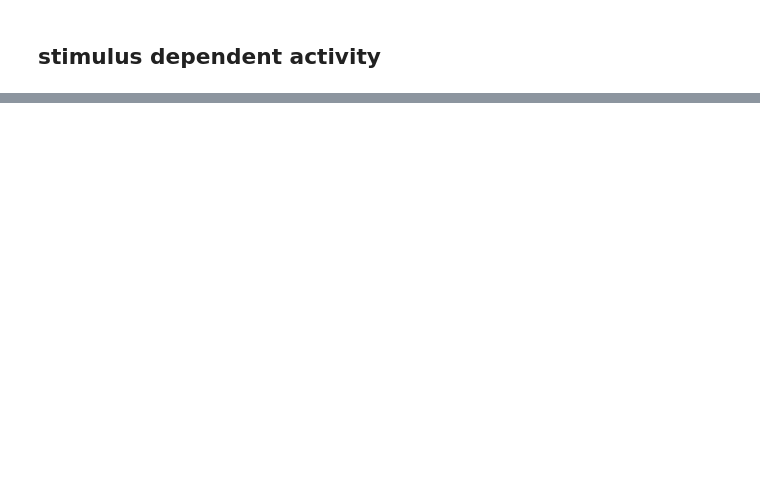
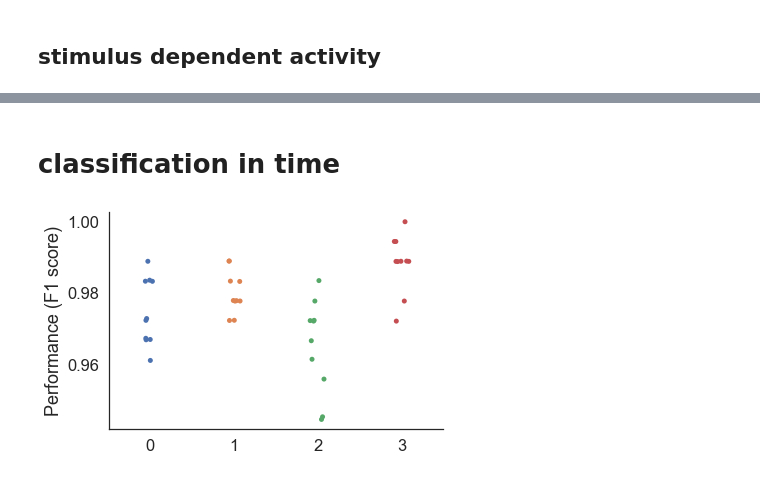
Before and after one commit to melisamc89/acc_network_analysis, a Jupyter notebook: davide/decoding/LR_decoding_sounds.ipynb, the cells around one changed output, grey strips where cells are left out. Cells and saved outputs as stored; diff of their text form; code cells hidden in the pictures; blank space fills up the shorter version.

```diff
--- a/davide/decoding/LR_decoding_sounds.ipynb
+++ b/davide/decoding/LR_decoding_sounds.ipynb
@@ -194,0 +210,2 @@ for stimulus in stimuli:
+# %% [markdown]
+# classification in time
@@ -194,0 +255,8 @@ for stimulus in stimuli:
+# %%
+sns.stripplot(data=t_performance)
+#plt.axhline(y=1.0/6.0,label='expected chance level')
+#plt.xticks([0,1,2],labels=['experimental','shifted act.','shuffled labels'])
+plt.ylabel('Performance (F1 score)')
+sns.despine()
+# %% [output]
+[figure, added]
```
Also changed, not shown: parts of 12 cells of this notebook, 3 other files.
